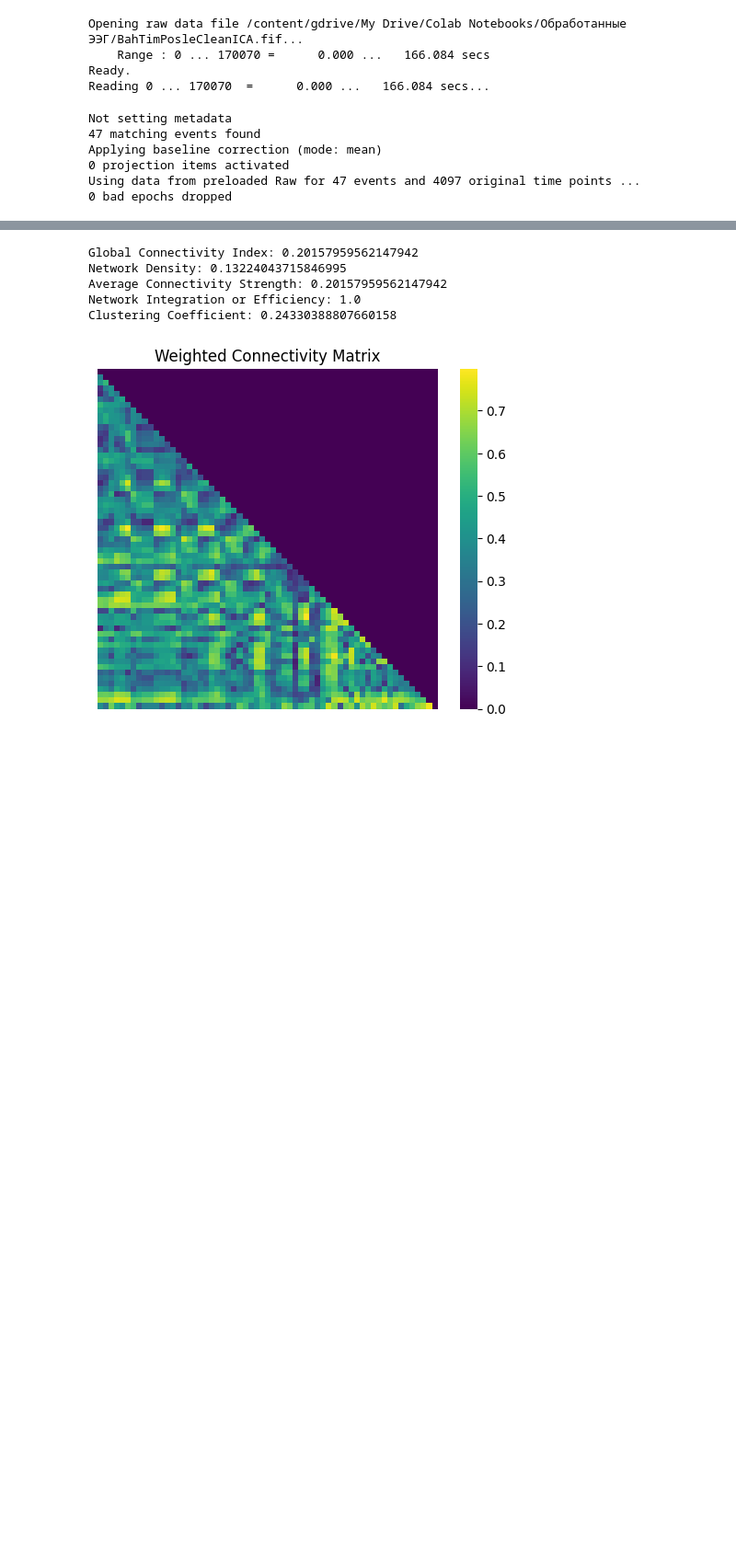
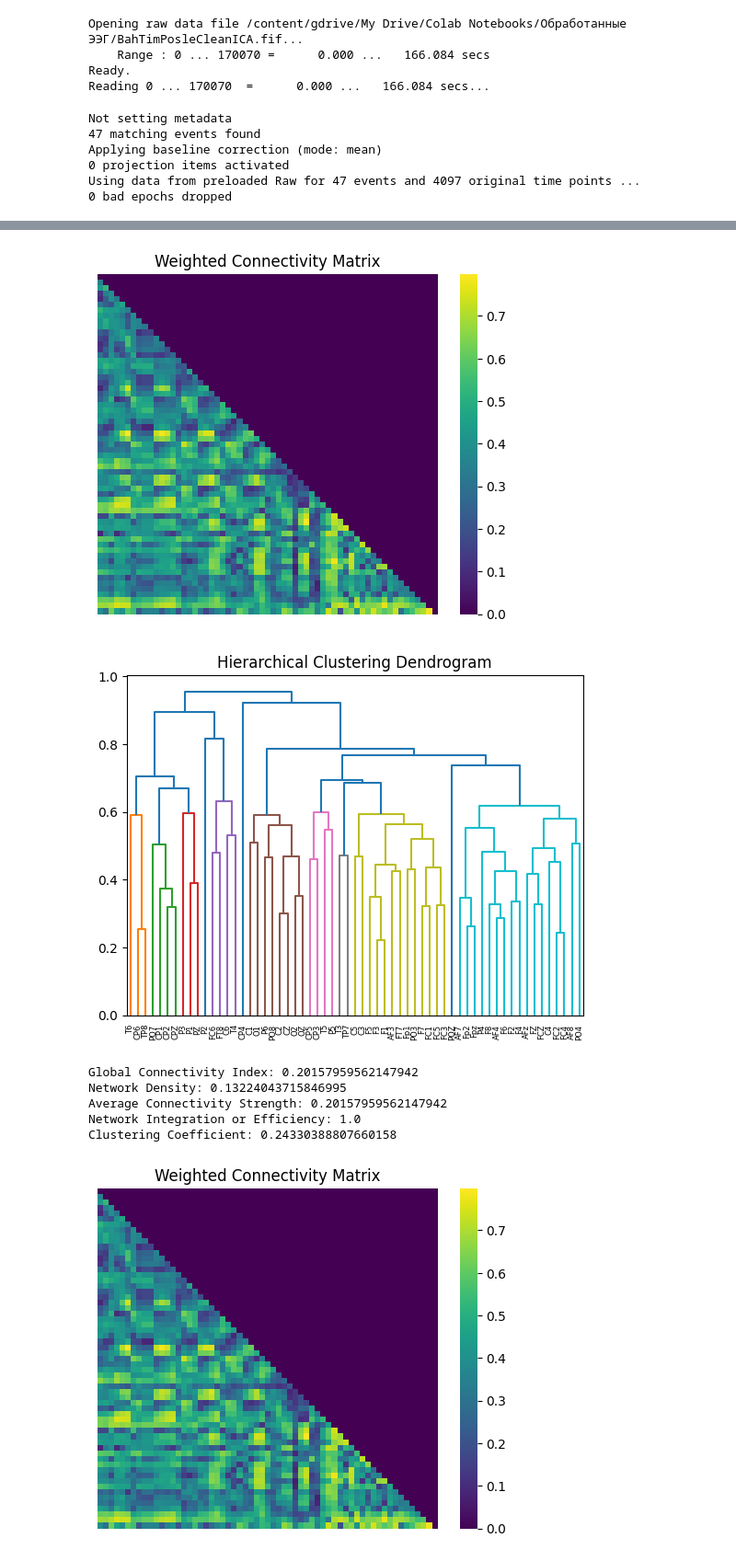
Before and after one commit to Nadezda-Sut/EEG, a Jupyter notebook: MNE_Connectivity.ipynb, the cells around one changed output, grey strips where cells are left out. Shown at 92% size. Drawn from its saved outputs; the diff is of its cells as text; code cells hidden in the pictures; blank space fills up the shorter version.

```diff
--- a/MNE_Connectivity.ipynb
+++ b/MNE_Connectivity.ipynb
@@ -239,0 +250,76 @@ from pydrive.drive import GoogleDrive
+# %%
+import pandas as pd
+import numpy as np
+import matplotlib.pyplot as plt
+import seaborn as sns
+import networkx as nx
+from scipy.spatial.distance import squareform
+from scipy.cluster.hierarchy import linkage, dendrogram
+
+# Load the CSV file
+file_path = '/content/gdrive/My Drive/Colab Notebooks/Обработанные ЭЭГ/BahTimPosleCleanICA_matrix_sensors_wpli.csv'
+connectivity_matrix = pd.read_csv(file_path, index_col=0)
+
+# Set diagonal elements to zero
+np.fill_diagonal(connectivity_matrix.values, 0)
+
+# Choose a threshold
+threshold = 0.5
+
+# Apply thresholding to create a binary matrix
+binary_matrix = (connectivity_matrix > threshold).astype(int)
+
+# Calculate Global Connectivity Index
+global_connectivity_index = connectivity_matrix.mean().mean()
+print(f"Global Connectivity Index: {global_connectivity_index}")
+
+# Calculate Network Density
+network_density = np.sum(binary_matrix.values) / (len(binary_matrix) * (len(binary_matrix) - 1))
+print(f"Network Density: {network_density}")
+
+# Create a graph from the binary matrix
+G_binary = nx.Graph(binary_matrix)
+
+# Calculate Clustering Coefficient for the largest connected component
+largest_cc = max(nx.connected_components(G_binary), key=len)
+subgraph = G_binary.subgraph(largest_cc)
+clustering_coefficient_lcc = nx.average_clustering(subgraph)
+print(f"Clustering Coefficient (Largest CC): {clustering_coefficient_lcc}")
+
+# Calculate Average Path Length for the largest connected component
+average_path_length = nx.average_shortest_path_length(subgraph)
+print(f"Average Path Length (Largest CC): {average_path_length}")
+
+# Generate a random graph with the same number of nodes and approximately the same number of edges
+random_graph = nx.gnm_random_graph(n=G_binary.number_of_nodes(), m=G_binary.number_of_edges())
+
+# Find the largest connected component in the random graph
+largest_cc_random = max(nx.connected_components(random_graph), key=len)
+subgraph_random = random_graph.subgraph(largest_cc_random)
+
+# Calculate clustering coefficient and average path length for the largest connected component of the random graph
+random_clustering_coefficient = nx.average_clustering(subgraph_random)
+random_path_length = nx.average_shortest_path_length(subgraph_random)
+
+# Calculate Small-World Index (sigma)
+sigma = (clustering_coefficient_lcc / random_clustering_coefficient) / (average_path_length / random_path_length)
+print(f"Small-World Index: {sigma}")
+
+
+# Visualization
+# Plot the weighted connectivity matrix
+sns.heatmap(connectivity_matrix, cmap='viridis', square=True, xticklabels=False, yticklabels=False)
+plt.title('Weighted Connectivity Matrix')
+plt.show()
+
+# Ensure the connectivity_matrix is symmetric (for hierarchical clustering)
+connectivity_matrix_symmetric = (connectivity_matrix + connectivity_matrix.T) / 2
+
+# Perform hierarchical clustering
+linkage_matrix = linkage(connectivity_matrix_symmetric, method='average')
+
+# Plot the dendrogram
+dendrogram(linkage_matrix, labels=connectivity_matrix_symmetric.columns)
+plt.title('Hierarchical Clustering Dendrogram')
+plt.show()
+# %% [output]
@@ -240,3 +331,5 @@ from pydrive.drive import GoogleDrive
+[figure, added]
+[figure, added]
 # %%
 import pandas as pd
 import numpy as np
```
Also changed, not shown: parts of 7 cells of this notebook.
